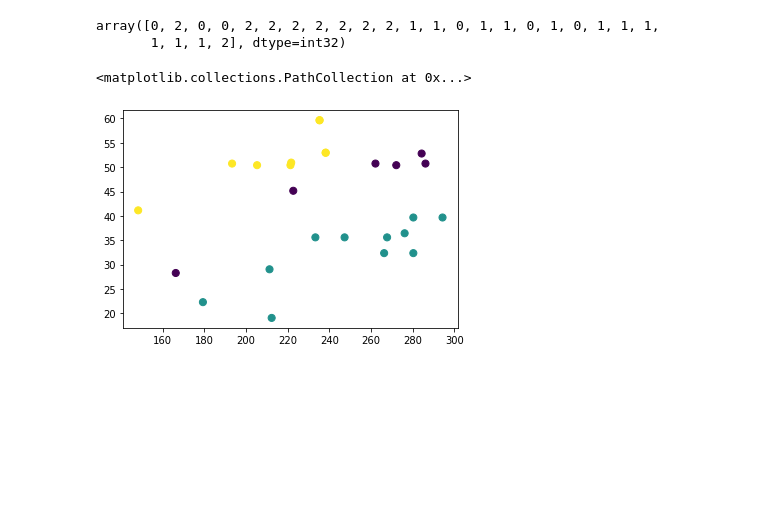
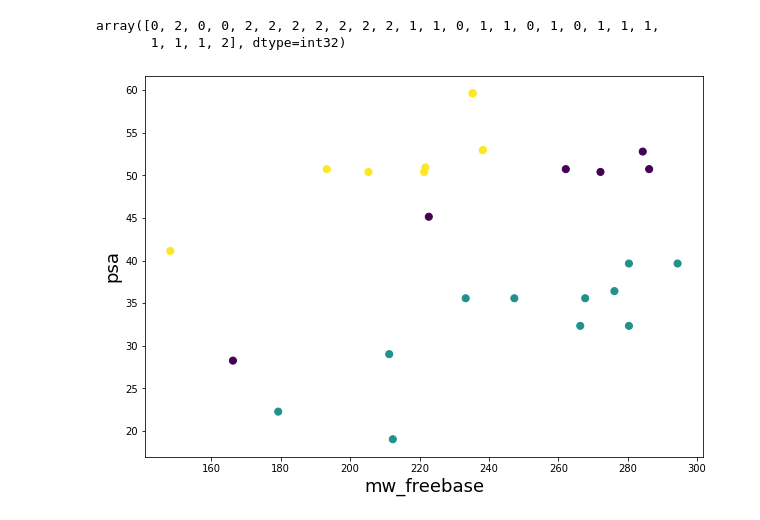
Before and after one commit to alverad-katsuro/chembl_analyser, a Jupyter notebook: Dados.ipynb, the cells around one changed output. Saved outputs shown, nothing was run; the diff lists cells and outputs as text; code cells hidden in the pictures; blank space fills up the shorter version.

```diff
--- a/Dados.ipynb
+++ b/Dados.ipynb
@@ -62,2 +11,2 @@ Name: Molecule ChEMBL ID, Length: 715, dtype: object
 # %%
-molregno_chembl_id = molregno.query("chembl_id in @cruzain_id")
+molregno_chembl_id = pd.read_sql_query("SELECT molecule_dictionary.molregno, molecule_dictionary.chembl_id, compound_structures.canonical_smiles FROM molecule_dictionary INNER JOIN compound_structures ON molecule_dictionary.molregno=compound_structures.molregno;", con)
@@ -230,7 +168,10 @@ array([0, 2, 0, 0, 2, 2, 2, 2, 2, 2, 2, 1, 1, 0, 1, 1, 0, 1, 0, 1, 1, 1,
 # %%
 from matplotlib import pyplot as ptl
 # %%
+plt.figure(figsize=(10,7))
 plt.scatter(x=prep_clust[['mw_freebase']], y=prep_clust.psa, c=cluster.fit(x).labels_, s=50)
+plt.xlabel('mw_freebase', fontsize=18)
+plt.ylabel('psa', fontsize=18)
+plt.show()
 # %% [output]
-<matplotlib.collections.PathCollection at 0x...>
-[figure, old version]
+[figure, new version]
```
Also changed, not shown: parts of 18 cells of this notebook, 3 other files.
